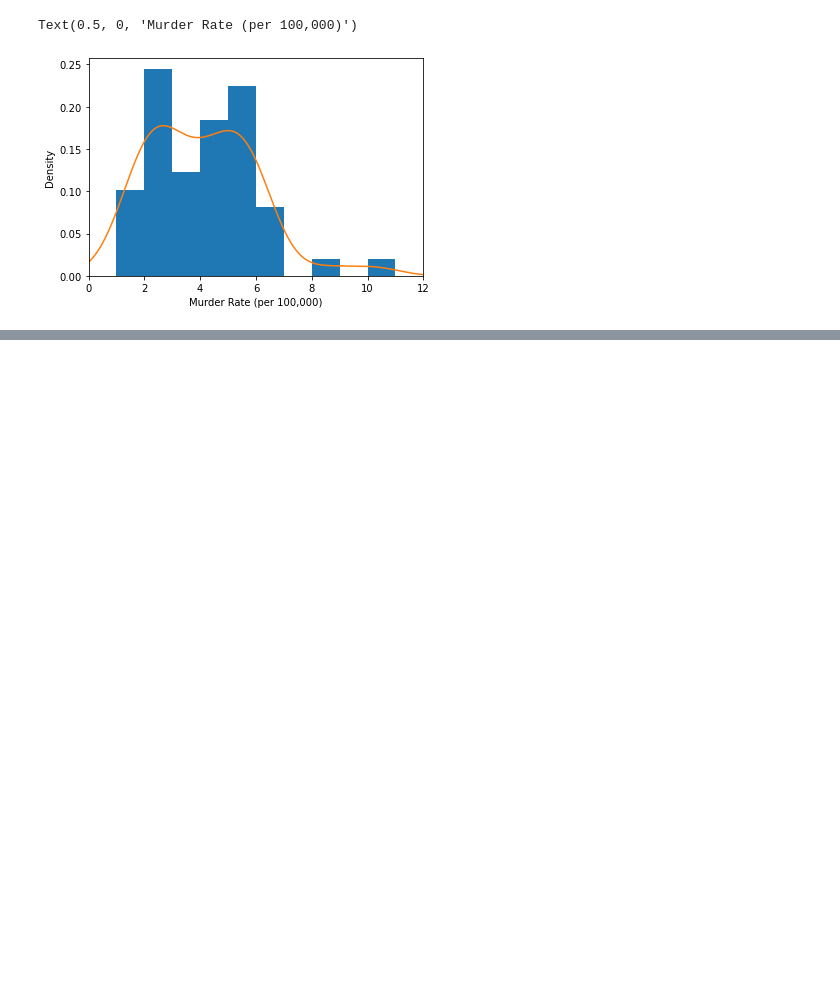
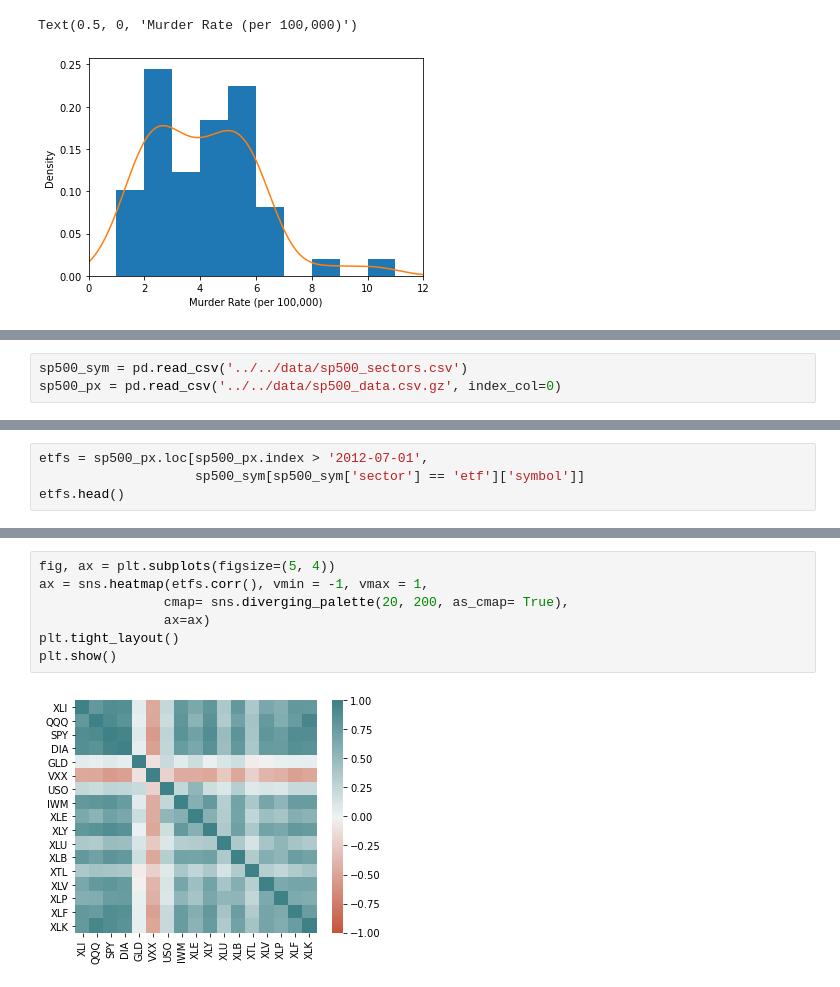
Before and after one commit to jkurdys/practical-statistics-for-data-scientists, a Jupyter notebook: python/notebooks/EDA.ipynb, the cells around one changed output, grey strips where cells are left out. Cells and saved outputs as stored; diff of their text form; blank space fills up the shorter version.

```diff
--- a/python/notebooks/EDA.ipynb
+++ b/python/notebooks/EDA.ipynb
@@ -110,0 +120,3 @@ Text(0.5, 0, 'Murder Rate (per 100,000)')
+# %%
+sp500_sym = pd.read_csv('../../data/sp500_sectors.csv')
+sp500_px = pd.read_csv('../../data/sp500_data.csv.gz', index_col=0)
@@ -110,0 +143,4 @@ Text(0.5, 0, 'Murder Rate (per 100,000)')
+# %%
+etfs = sp500_px.loc[sp500_px.index > '2012-07-01',
+                    sp500_sym[sp500_sym['sector'] == 'etf']['symbol']]
+etfs.head()
@@ -110,0 +154,9 @@ Text(0.5, 0, 'Murder Rate (per 100,000)')
+# %%
+fig, ax = plt.subplots(figsize=(5, 4))
+ax = sns.heatmap(etfs.corr(), vmin = -1, vmax = 1,
+                cmap= sns.diverging_palette(20, 200, as_cmap= True),
+                ax=ax)
+plt.tight_layout()
+plt.show()
+# %% [output]
+[figure, added]
```
Also changed, not shown: parts of 4 cells of this notebook.
